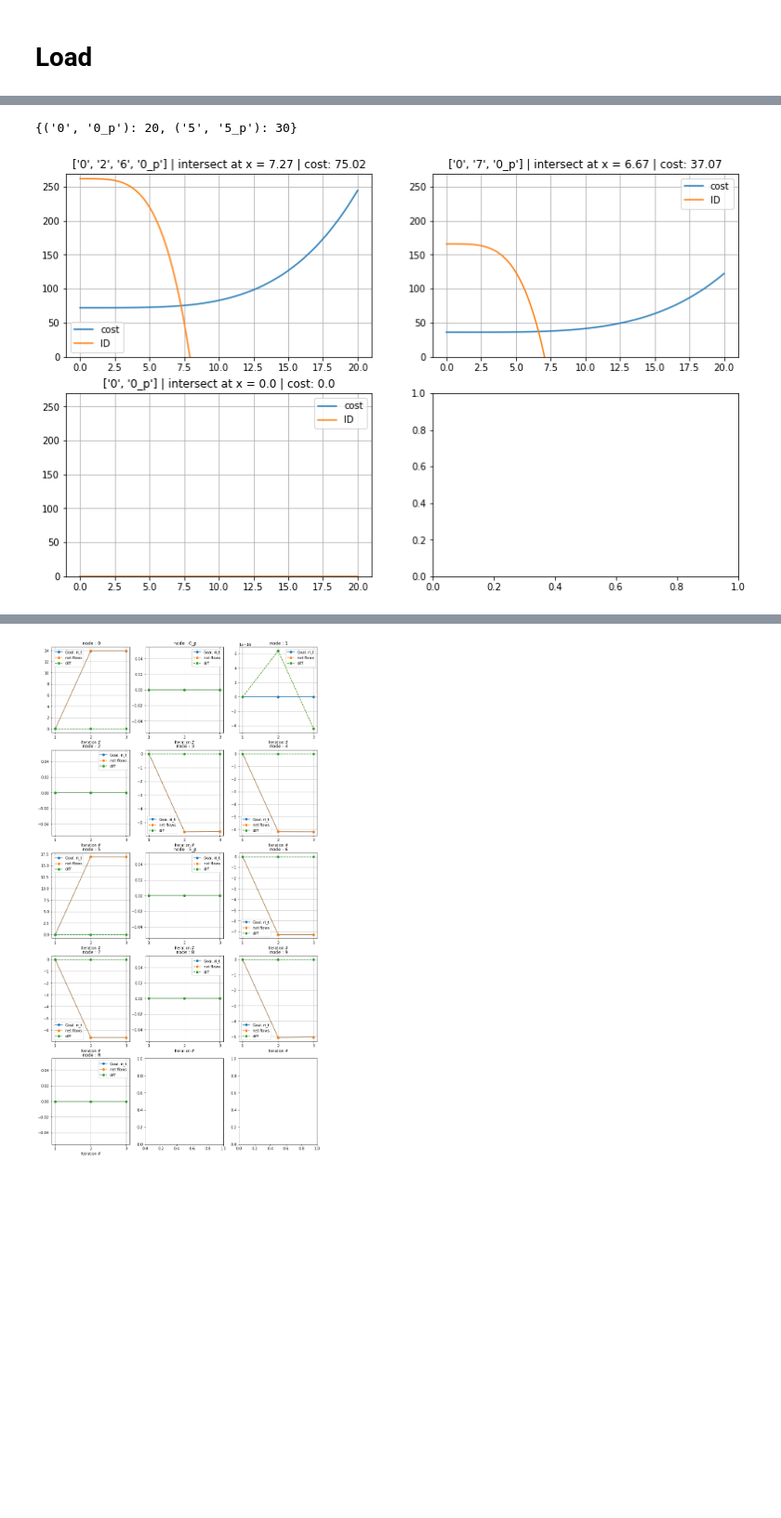
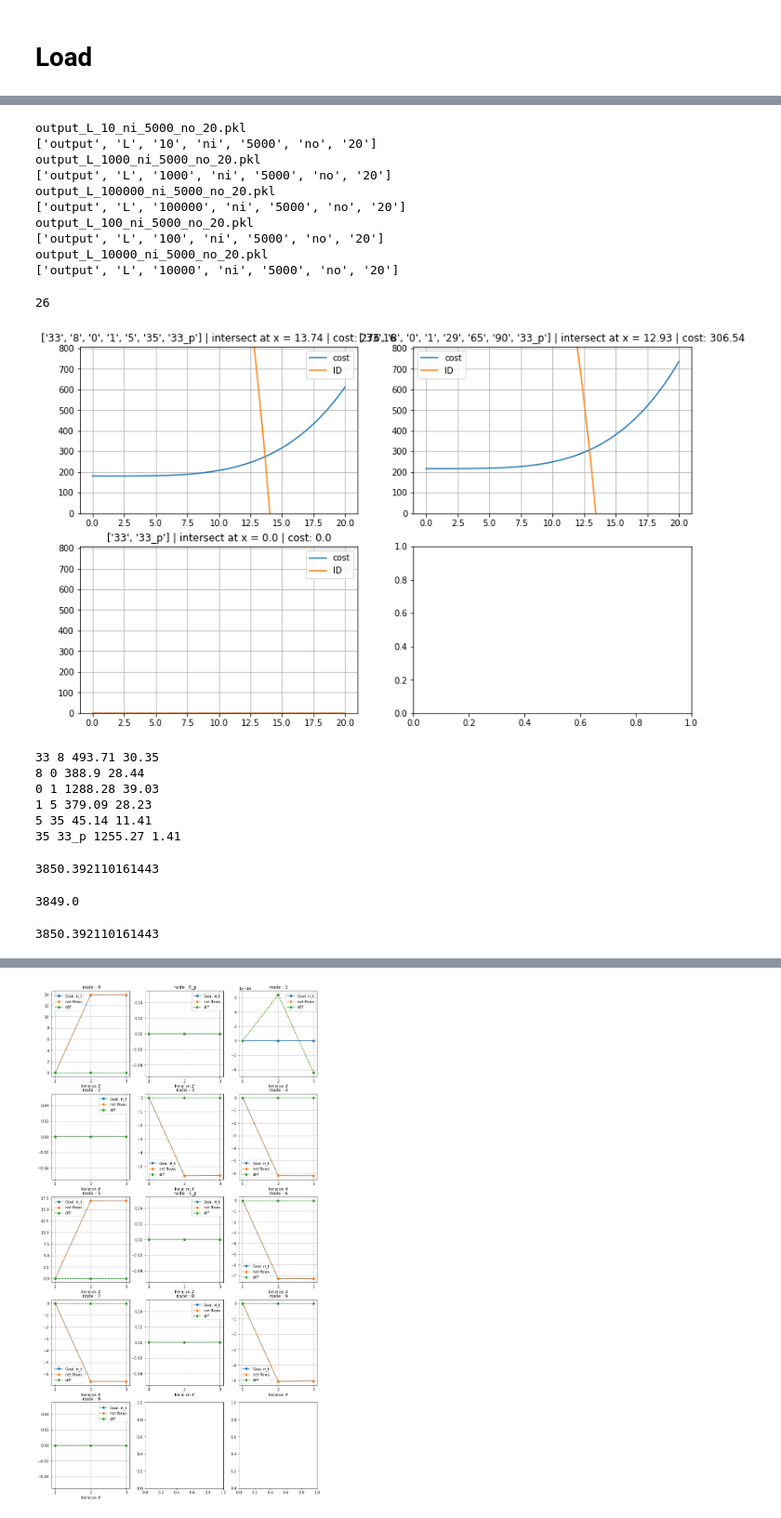
Before and after one commit to LucasFuentesValenzuela/ICU, a Jupyter notebook: notebooks/VizResults_v1.ipynb, the cells around one changed output, grey strips where cells are left out. Shown at 93% size. Drawn from its saved outputs; the diff is of its cells as text; code cells hidden in the pictures; blank space fills up the shorter version.

```diff
--- a/notebooks/VizResults_v1.ipynb
+++ b/notebooks/VizResults_v1.ipynb
@@ -29,15 +26,30 @@ The autoreload extension is already loaded. To reload it, use:
 # %%
-path='Data/10Nodes/'
+path='Data/10Nodes/outputs/L_comparison/'
+# %%
+for f in os.listdir(path):
+    print(f)
+    f=f.split(".")[0]
+    print(f.split("_"))
+# %% [output]
+output_L_10_ni_5000_no_20.pkl
+['output', 'L', '10', 'ni', '5000', 'no', '20']
+output_L_1000_ni_5000_no_20.pkl
+['output', 'L', '1000', 'ni', '5000', 'no', '20']
+output_L_100000_ni_5000_no_20.pkl
+['output', 'L', '100000', 'ni', '5000', 'no', '20']
+output_L_100_ni_5000_no_20.pkl
+['output', 'L', '100', 'ni', '5000', 'no', '20']
+output_L_10000_ni_5000_no_20.pkl
+['output', 'L', '10000', 'ni', '5000', 'no', '20']
 # %%
 with open(os.path.join(path, 'output.pkl'), 'rb') as f:
         G_FW, OD, ri_FW, n_outer, n_inner, balance = pickle.load(f)
-# %%
-OD
-# %% [output]
-{('0', '0_p'): 20, ('5', '5_p'): 30}
+# %%
+n_outer
+# %% [output]
+26
 # %%
-
-plot_cost_all_path(G_FW[0], OD, '0', '0_p')
+plot_cost_all_path(G_FW[0], OD, '33', '33_p')
 # %% [output]
-[figure, old version]
+[figure, new version]
 # %%
@@ -50,3 +69,28 @@ for e in G_FW[-1].edges():
+# %%
+cost_tot=0
+for e in edges_path:
+    cost_crt=G_FW[-1][e[0]][e[1]]['cost']
+    print(e[0],e[1],np.around(cost_crt,2), np.around(G_FW[-1][e[0]][e[1]]['f_m'],2)+ np.around(G_FW[-1][e[0]][e[1]]['f_r'],2))
+    cost_tot+=cost_crt
+# %% [output]
+33 8 493.71 30.35
+8 0 388.9 28.44
+0 1 1288.28 39.03
+1 5 379.09 28.23
+5 35 45.14 11.41
+35 33_p 1255.27 1.41
+# %%
+cost_tot
+# %% [output]
+3850.392110161443
+# %%
+G_FW[-1].nodes['0_p']['pot']
+# %% [output]
+3849.0
+# %%
+cost_tot
+# %% [output]
+3850.392110161443
 # %%
 final_
 # %% [output]
```
Also changed, not shown: parts of 7 cells of this notebook, 5 other files.
